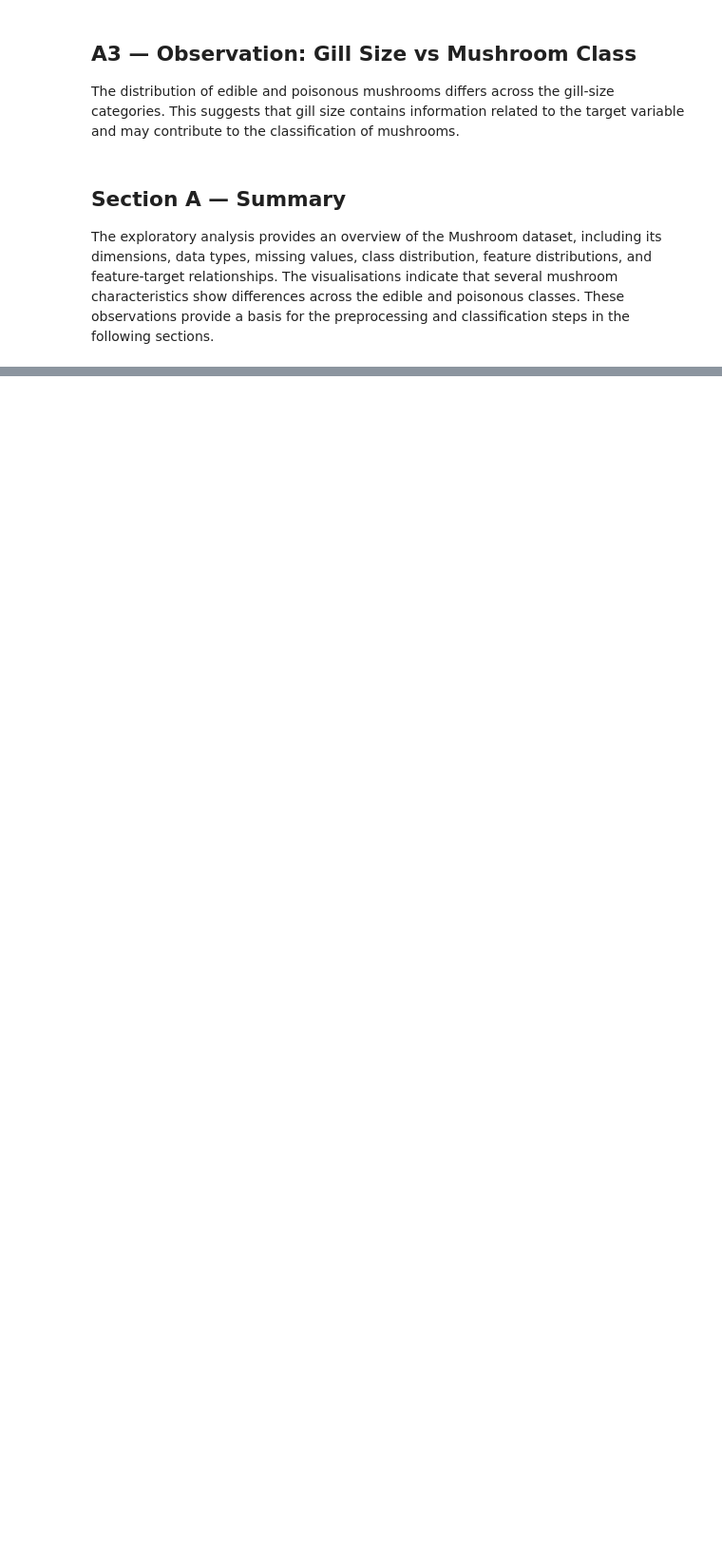
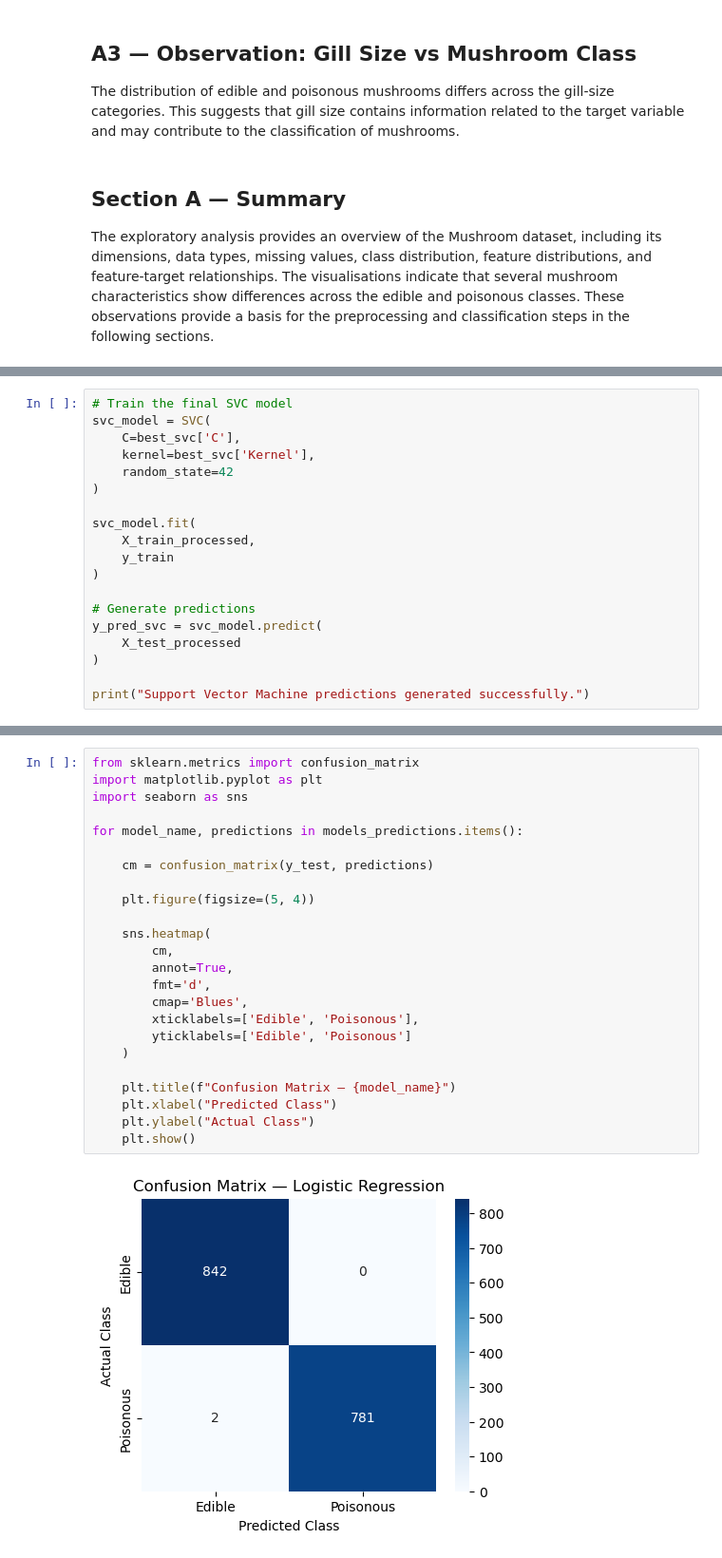
Before and after one commit to Dishitha0607/Machine-Learning-Project, a Jupyter notebook: ML_Classification.ipynb, the cells around one changed output, grey strips where cells are left out. Shown at 95% size. Cells and saved outputs as stored; diff of their text form; blank space fills up the shorter version.

```diff
--- a/ML_Classification.ipynb
+++ b/ML_Classification.ipynb
@@ -306,0 +911,19 @@ The exploratory analysis provides an overview of the Mushroom dataset, including
+# %%
+# Train the final SVC model
+svc_model = SVC(
+    C=best_svc['C'],
+    kernel=best_svc['Kernel'],
+    random_state=42
+)
+
+svc_model.fit(
+    X_train_processed,
+    y_train
+)
+
+# Generate predictions
+y_pred_svc = svc_model.predict(
+    X_test_processed
+)
+
+print("Support Vector Machine predictions generated successfully.")
@@ -306,0 +988,26 @@ The exploratory analysis provides an overview of the Mushroom dataset, including
+# %%
+from sklearn.metrics import confusion_matrix
+import matplotlib.pyplot as plt
+import seaborn as sns
+
+for model_name, predictions in models_predictions.items():
+
+    cm = confusion_matrix(y_test, predictions)
+
+    plt.figure(figsize=(5, 4))
+
+    sns.heatmap(
+        cm,
+        annot=True,
+        fmt='d',
+        cmap='Blues',
+        xticklabels=['Edible', 'Poisonous'],
+        yticklabels=['Edible', 'Poisonous']
+    )
+
+    plt.title(f"Confusion Matrix — {model_name}")
+    plt.xlabel("Predicted Class")
+    plt.ylabel("Actual Class")
+    plt.show()
+# %% [output]
+[figure, added]
```
Also changed, not shown: parts of 65 cells of this notebook.
